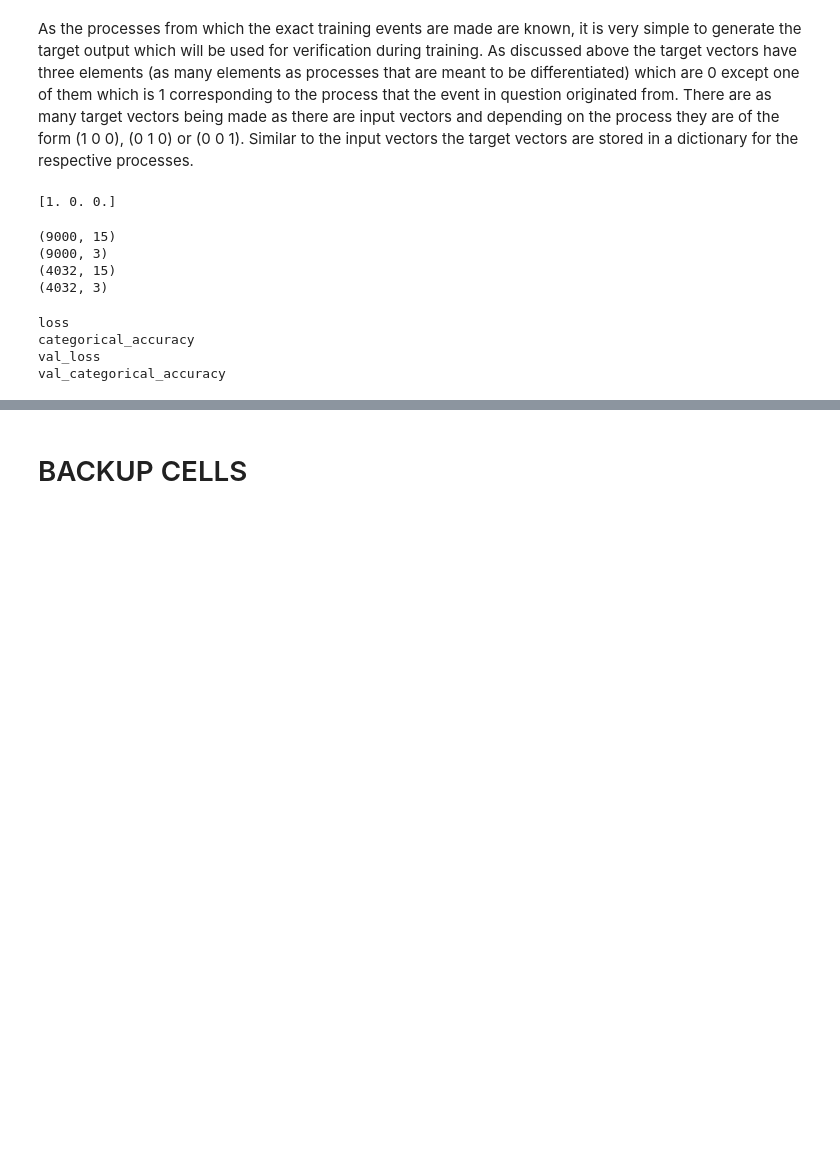
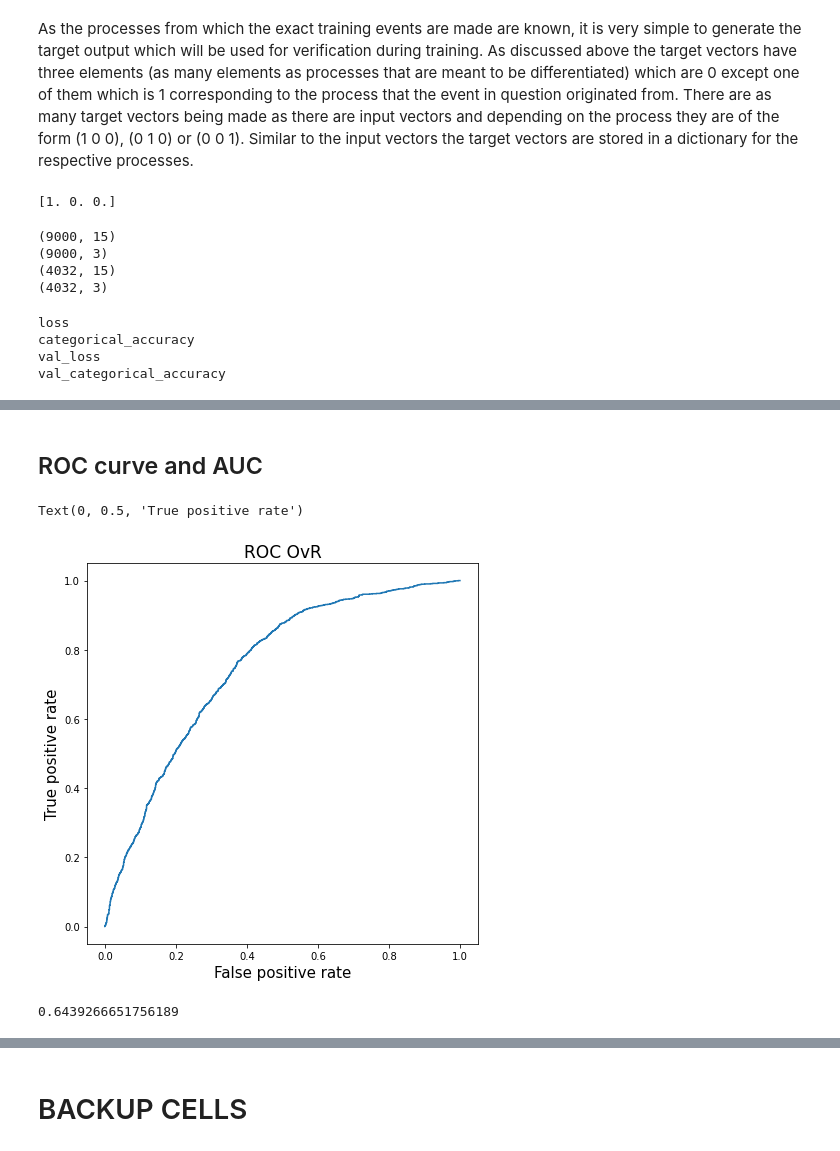
Before and after one commit to ArtMk/lhc-ml, a Jupyter notebook: 05_Training_in_Physics.ipynb, the cells around one changed output, grey strips where cells are left out. Cells and saved outputs as stored; diff of their text form; code cells hidden in the pictures; blank space fills up the shorter version.

```diff
--- a/05_Training_in_Physics.ipynb
+++ b/05_Training_in_Physics.ipynb
@@ -219,0 +226,25 @@ Mean classifier of bgr_st process [0.3114456, 0.39086273, 0.29769167]
+# %% [markdown]
+## ROC curve and AUC
+# %%
+# turn multicategorical classifier into a binary classifier (for signal vs bgr_tt first)
+
+fpr, tpr, thresholds = roc_curve(nn_target_validation[:, 0], prediction_comb[:, 0])
+
+plt.figure(figsize = (7, 7), facecolor = 'white')
+
+plt.plot(fpr, tpr)
+
+plt.title('ROC OvR', fontsize = 17)
+plt.xlabel('False positive rate', fontsize = 15)
+plt.ylabel('True positive rate', fontsize = 15)
+# %% [output]
+Text(0, 0.5, 'True positive rate')
+[figure, added]
+# %%
+# auc
+
+auc_score = roc_auc_score(nn_target_validation, prediction_comb, average = 'macro', multi_class = 'ovo')
+
+print(auc_score)
+# %% [output]
+0.6439266651756189
```
Also changed, not shown: parts of 10 cells of this notebook.
